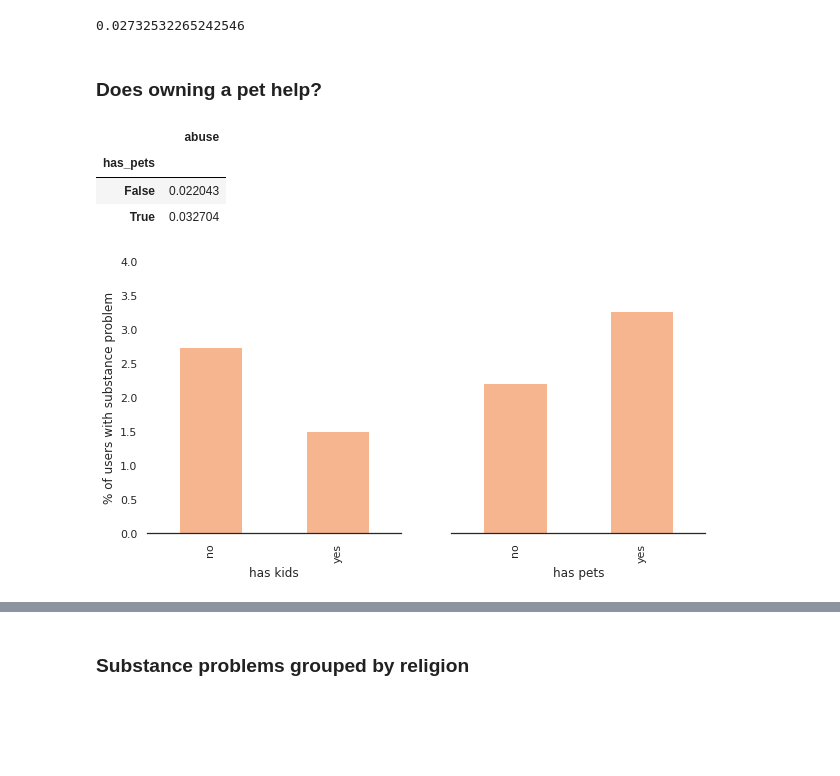
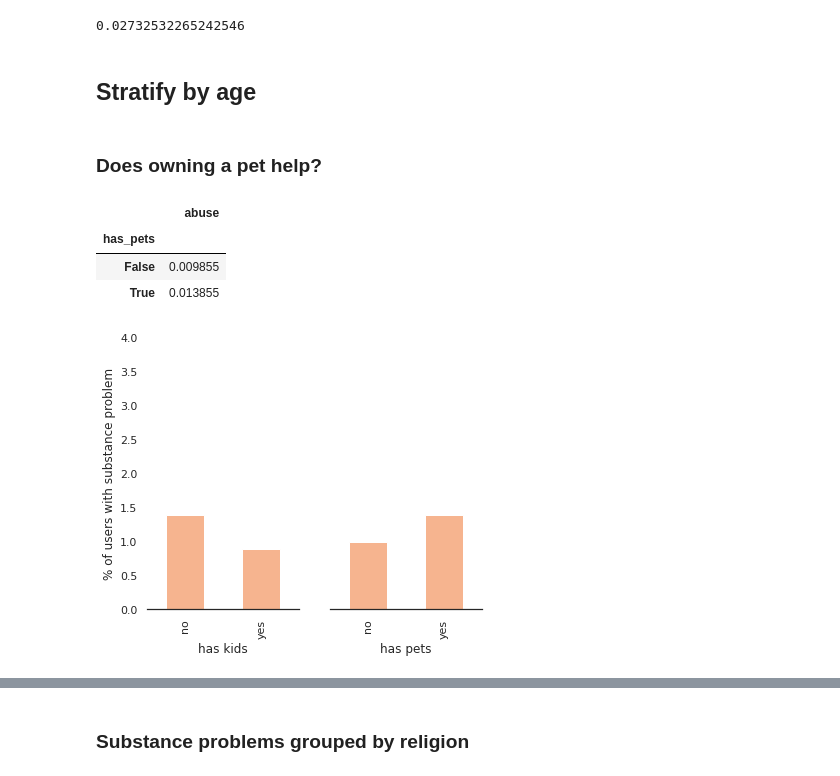
Before and after one commit to brunoarine/substance-problem-study, a Jupyter notebook: notebooks/project.ipynb, the cells around one changed output, grey strips where cells are left out. Saved outputs shown, nothing was run; the diff lists cells and outputs as text; code cells hidden in the pictures; blank space fills up the shorter version.

```diff
--- a/notebooks/project.ipynb
+++ b/notebooks/project.ipynb
@@ -162,7 +162,7 @@ plt.show()
 # %% [markdown]
 ### Does having kids decrease the likelihood of substance abuse?
 # %%
-df_kids = df_dummy.dropna(axis=0, subset=["offspring"])
+df_kids = df_dummy[df_dummy["age"] >= 40].dropna(axis=0, subset=["offspring"])
 kids = df_kids.groupby("offspring")["abuse"].mean().to_frame()
 # %%
 kids.rename_axis("has kids")
@@ -187,3 +187,5 @@ likelihood_abuse_F = (1-df_kids[df_kids['abuse'] == 0]['offspring'].mean())*(1-d
 likelihood_abuse_T/(likelihood_abuse_T + likelihood_abuse_F)
 # %% [output]
 0.02732532265242546
+# %% [markdown]
+## Stratify by age
@@ -190,31 +194,31 @@ likelihood_abuse_T/(likelihood_abuse_T + likelihood_abuse_F)
 # %% [markdown]
 ### Does owning a pet help?
 # %%
-pets = df_dummy.groupby("has_pets")["abuse"].mean().to_frame()
+pets = df_dummy[df_dummy['age'] >= 40].groupby("has_pets")["abuse"].mean().to_frame()
 pets
 # %% [output]
 |  | abuse |
 | has_pets |  |
-| False | 0.022043 |
-| True | 0.032704 |
+| False | 0.009855 |
+| True | 0.013855 |
 # %%
 kids_plot = kids.rename(index={0: "no", 1: "yes"}).rename_axis("has kids")*100
 pets_plot = pets.rename(index={False: "no", True: "yes"}).rename_axis("has pets")*100
 # %%
-fig, axarr = plt.subplots(1, 2, figsize=(10, 5))
+fig, axarr = plt.subplots(1, 2, figsize=(6, 5))
 axarr[0].set_ylabel("% of users with substance problem")
 
 axarr[0].set_ylim([0, 4])
 axarr[1].set_ylim([0, 4])
 
 kids_plot.plot.bar( ax=axarr[0] )
 pets_plot.plot.bar( ax=axarr[1] )
 
 axarr[1].yaxis.set_visible(False)
 axarr[0].legend().set_visible(False)
 axarr[1].legend().set_visible(False)
 sns.despine(left=True)
 
 plt.show()
 # %% [output]
-[figure, old version]
+[figure, new version]
```
Also changed, not shown: parts of 14 cells of this notebook.
